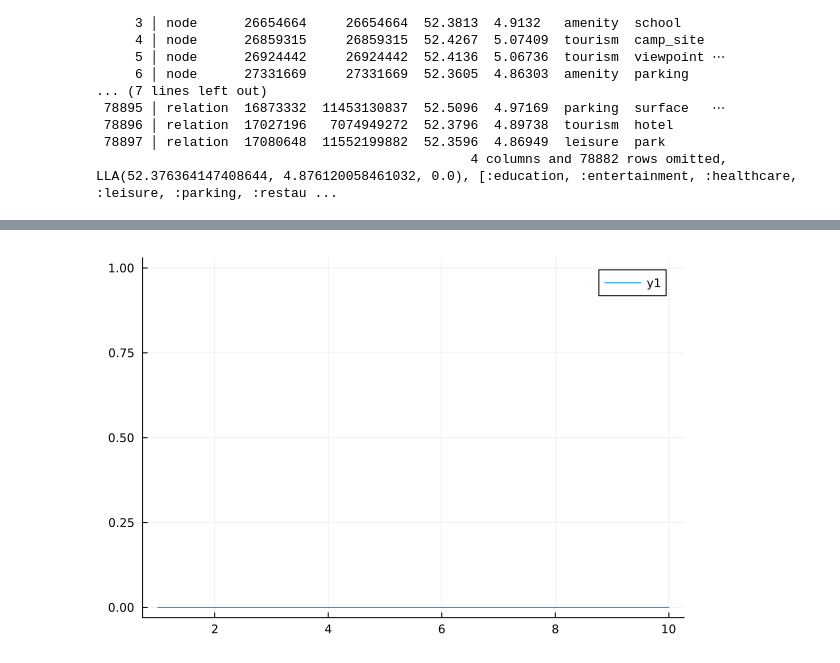
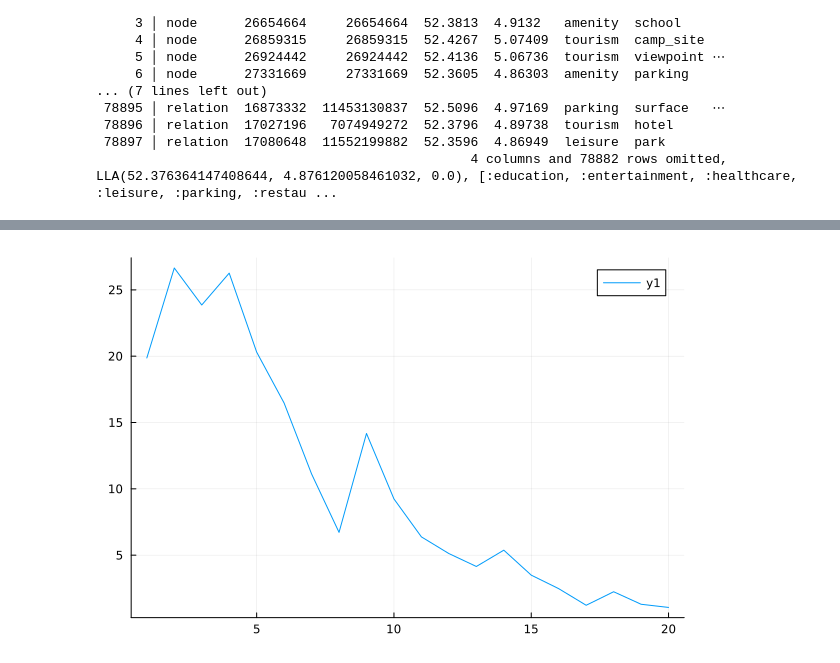
Before and after one commit to AdamKasinski/walkability_analyses, a Jupyter notebook: example.ipynb, the cells around one changed output, grey strips where cells are left out. Saved outputs shown, nothing was run; the diff lists cells and outputs as text; code cells hidden in the pictures.

```diff
--- a/example.ipynb
+++ b/example.ipynb
@@ -90,0 +75,4 @@ points_amsterdam = generate_sectors(10,1000,center_amsterdam,200)
+# %%
+points_cracow = generate_sectors(20,500,center_cracow,100)
+points_albuquerque = generate_sectors(20,500,center_albuquerque,100)
+points_amsterdam = generate_sectors(20,500,center_amsterdam,100)
@@ -91,5 +97,5 @@ points_amsterdam = generate_sectors(10,1000,center_amsterdam,200)
 # %%
-#attr = calculate_attractiveness_of_sector(points,ix,:education)
-#attr_alb = calculate_attractiveness_of_sector(points_albuq,ix_albuquerque,:education)
-attr_amsterdam = calculate_attractiveness_of_sector(points_amsterdam,ix_amsterdam,:transport)
+attr_cracow = calculate_attractiveness_of_sector(points_cracow,ix_cracow,:healthcare)
+attr_albuquerque = calculate_attractiveness_of_sector(points_albuquerque,ix_albuquerque,:healthcare)
+attr_amsterdam = calculate_attractiveness_of_sector(points_amsterdam,ix_amsterdam,:healthcare)
 # %% [output]
@@ -107,3 +119,3 @@ attr_amsterdam = calculate_attractiveness_of_sector(points_amsterdam,ix_amsterda
 # %%
-x_axis = [i for i in 1:10]
+x_axis = [i for i in 1:20]
 # %% [output]
@@ -121,6 +147,4 @@ x_axis = [i for i in 1:10]
 # %%
-plot(x_axis,attr)
-plot(x_axis,attr_alb)
 plot(x_axis,attr_amsterdam)
 # %% [output]
-[figure, old version]
+[figure, new version]
```
Also changed, not shown: parts of 9 cells of this notebook.
